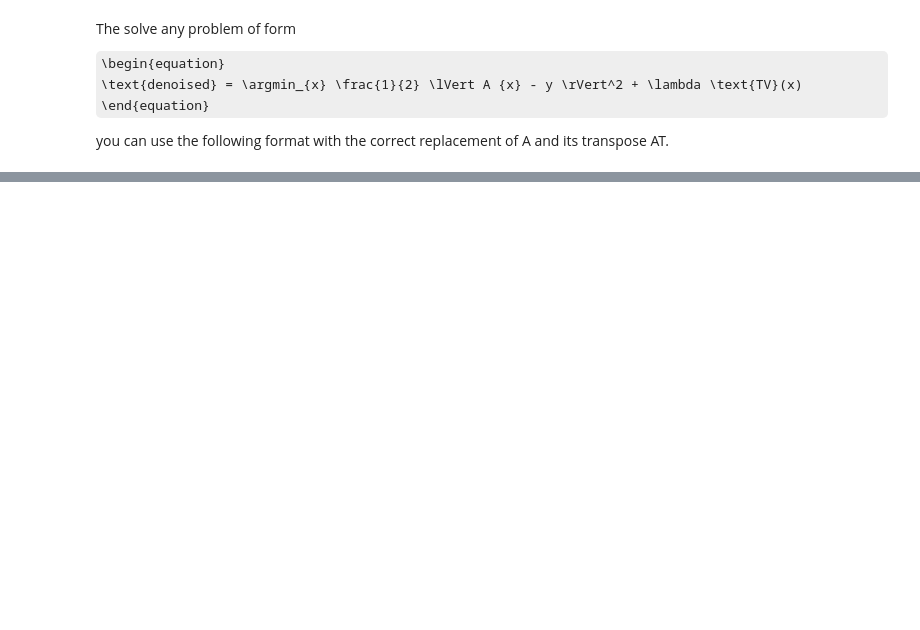
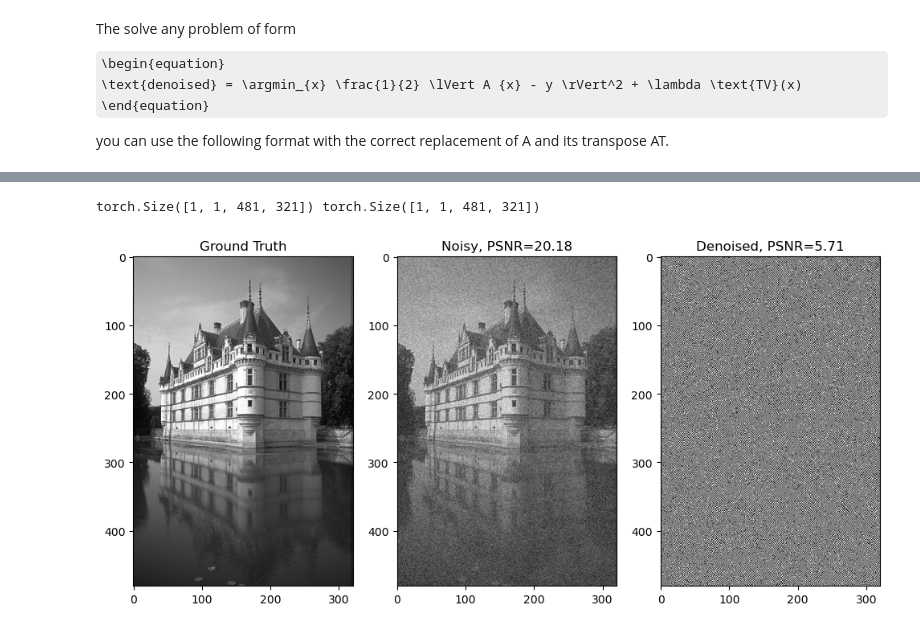
Before and after one commit to MetthewB/ML4Science-CS433, a Jupyter notebook: tv_mehrsa/test_tv.ipynb, the cells around one changed output, grey strips where cells are left out. Drawn from its saved outputs; the diff is of its cells as text; code cells hidden in the pictures; some formulas as TeX source; blank space fills up the shorter version.

```diff
--- a/tv_mehrsa/test_tv.ipynb
+++ b/tv_mehrsa/test_tv.ipynb
@@ -88,0 +151,26 @@ SyntaxError: invalid syntax (164318042.py, line 4)
+# %%
+# Print the shape to confirm
+print(y.shape, x_denoised.shape)  # Should print torch.Size([481, 321])
+
+# Now you can compute PSNR or proceed with visualization
+psnr_noisy = compute_PSNR(x, y)  # x is the ground truth, y is noisy
+psnr_denoised = compute_PSNR(x, x_denoised)  # x is the ground truth, denoised image tensor
+
+# Plotting
+plt.figure(figsize=(12, 6))
+plt.subplot(131)
+plt.imshow(x[0, 0].detach().cpu().numpy(), cmap='gray')
+plt.title('Ground Truth')
+
+plt.subplot(132)
+plt.imshow(y[0, 0].detach().cpu().numpy(), cmap='gray')
+plt.title('Noisy, PSNR=' + str(np.round(psnr_noisy, 2)))
+
+plt.subplot(133)
+plt.imshow(x_denoised[0,0].detach().cpu().numpy(), cmap='gray')  # Make sure to detach for plotting
+plt.title('Denoised, PSNR=' + str(np.round(psnr_denoised, 2)))
+
+plt.show()
+# %% [output]
+torch.Size([1, 1, 481, 321]) torch.Size([1, 1, 481, 321])
+[figure, added]
```
Also changed, not shown: parts of 3 cells of this notebook, 2 other files.
